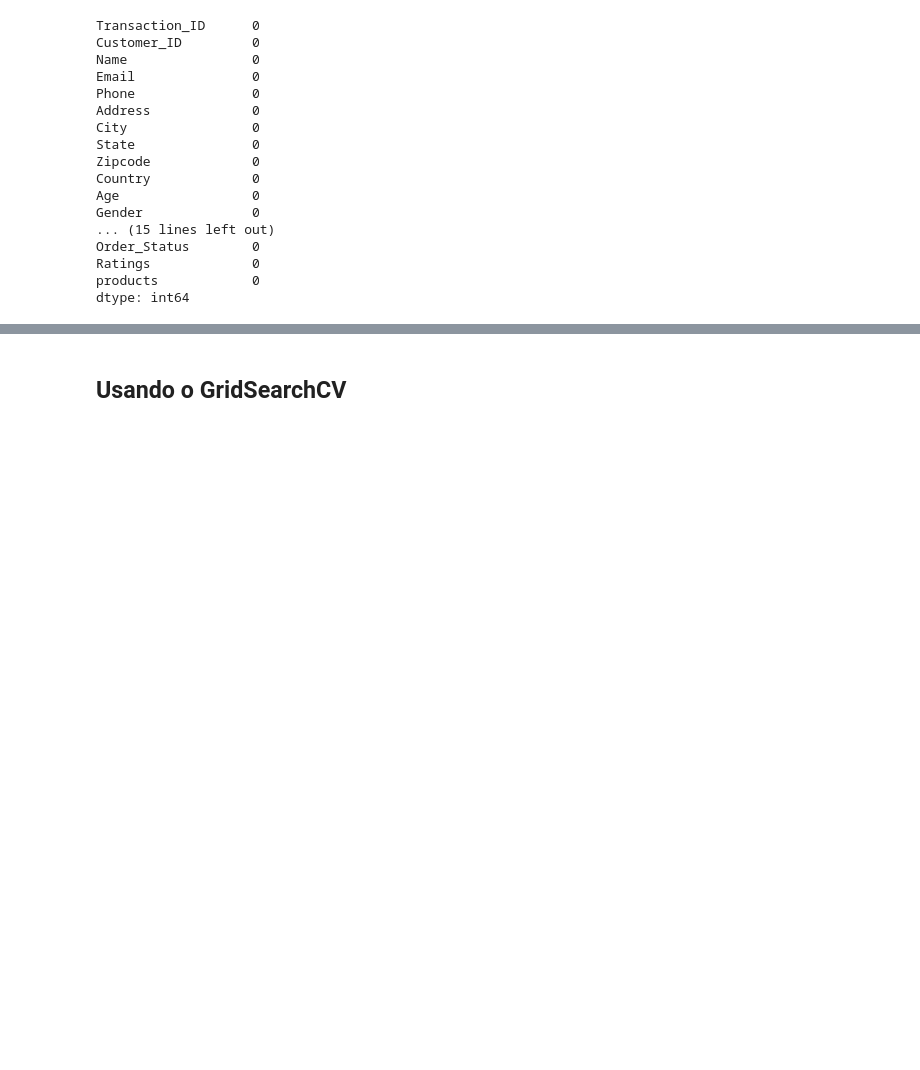
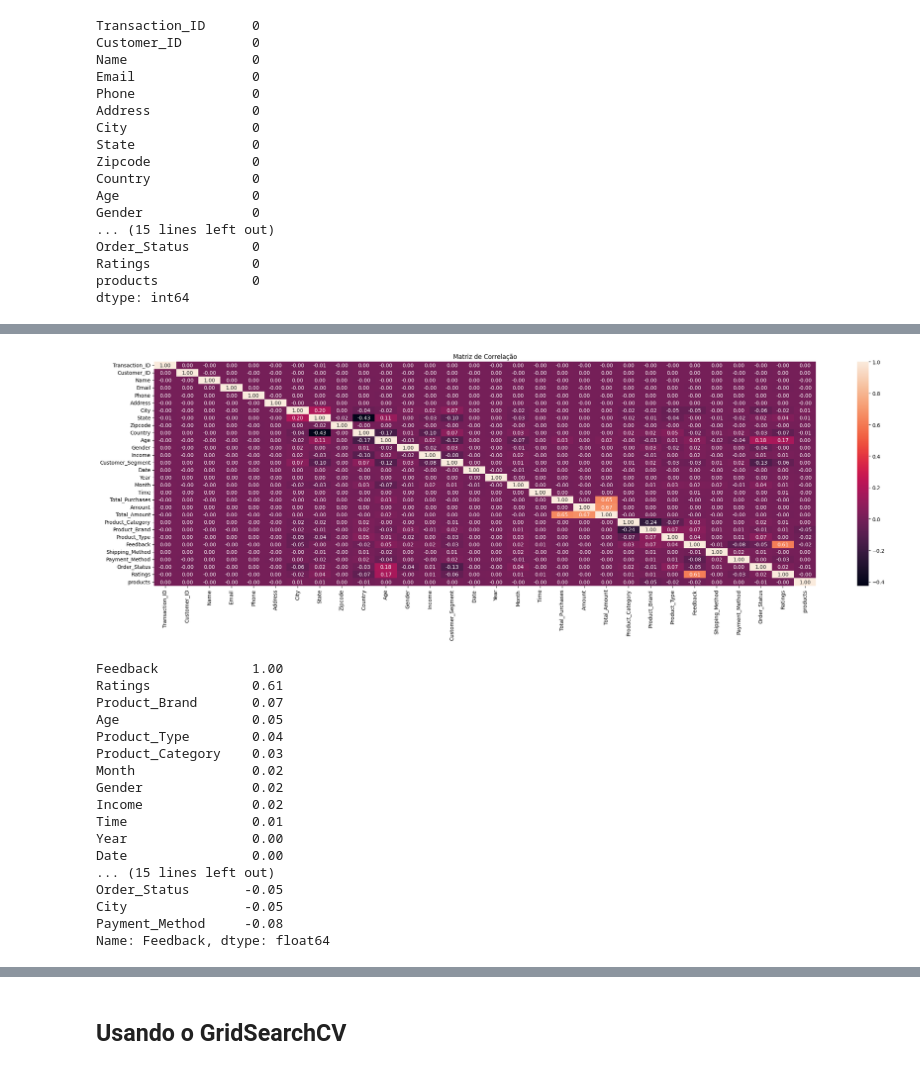
Before and after one commit to menezescarlos/SEGMENTACAO-CLIENTE, a Jupyter notebook: analiseecommerce.ipynb, the cells around one changed output, grey strips where cells are left out. Cells and saved outputs as stored; diff of their text form; code cells hidden in the pictures; blank space fills up the shorter version.

```diff
--- a/analiseecommerce.ipynb
+++ b/analiseecommerce.ipynb
@@ -697,0 +717,32 @@ preditoras.head()#Visualizando as variaveis preditoras
+# %%
+import matplotlib.pyplot as plt
+import seaborn as sns
+
+plt.figure(figsize=(24, 8))
+corr_matrix = base.corr()
+sns.heatmap(corr_matrix, annot=True, fmt=".2f")
+plt.title('Matriz de Correlação')
+plt.show()
+
+# Correlação específica com o preço de venda
+corr_with_price = corr_matrix['Feedback'].sort_values(ascending=False)
+print(corr_with_price)
+# %% [output]
+[figure, added]
+Feedback            1.00
+Ratings             0.61
+Product_Brand       0.07
+Age                 0.05
+Product_Type        0.04
+Product_Category    0.03
+Month               0.02
+Gender              0.02
+Income              0.02
+Time                0.01
+Year                0.00
+Date                0.00
+... (15 lines left out)
+Order_Status       -0.05
+City               -0.05
+Payment_Method     -0.08
+Name: Feedback, dtype: float64
```
Also changed, not shown: parts of 48 cells of this notebook.
